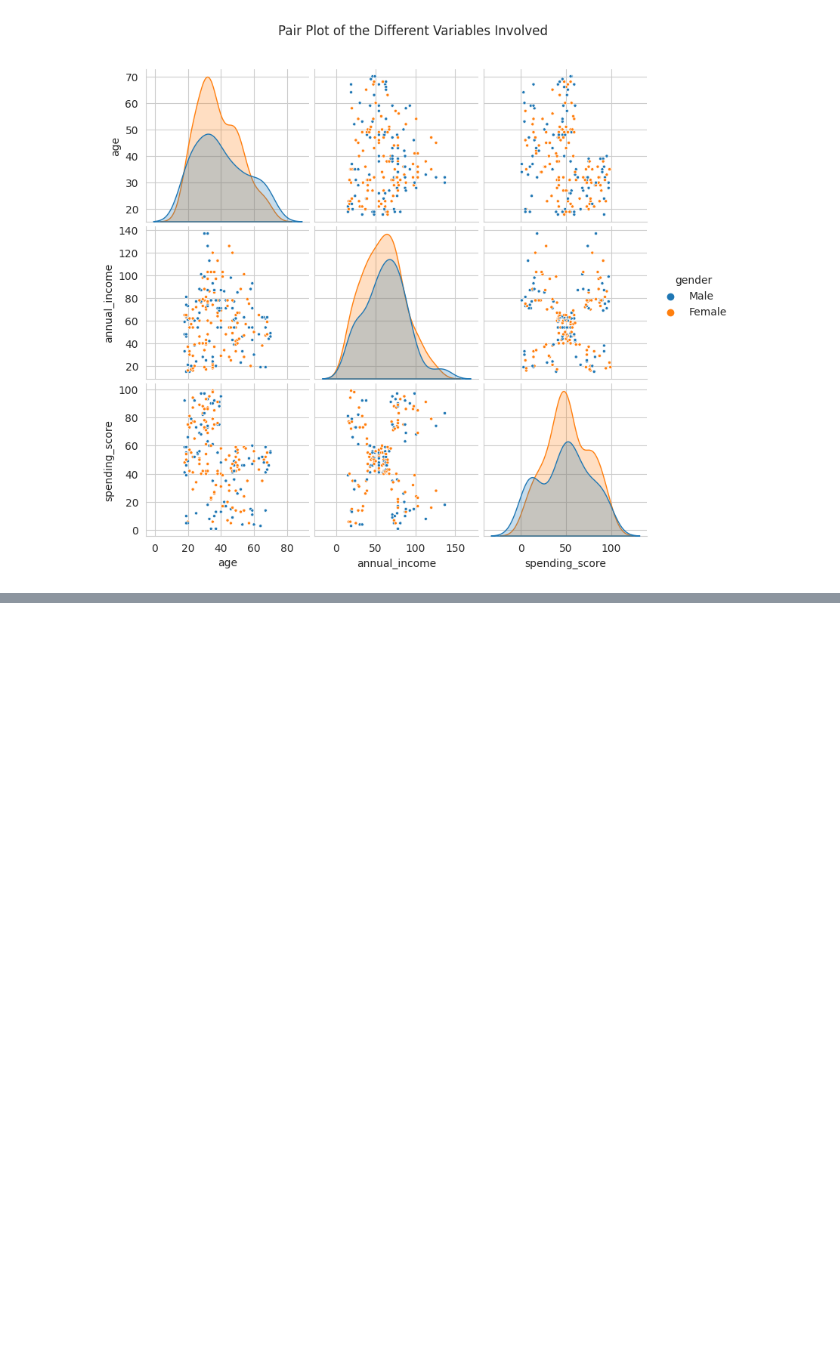
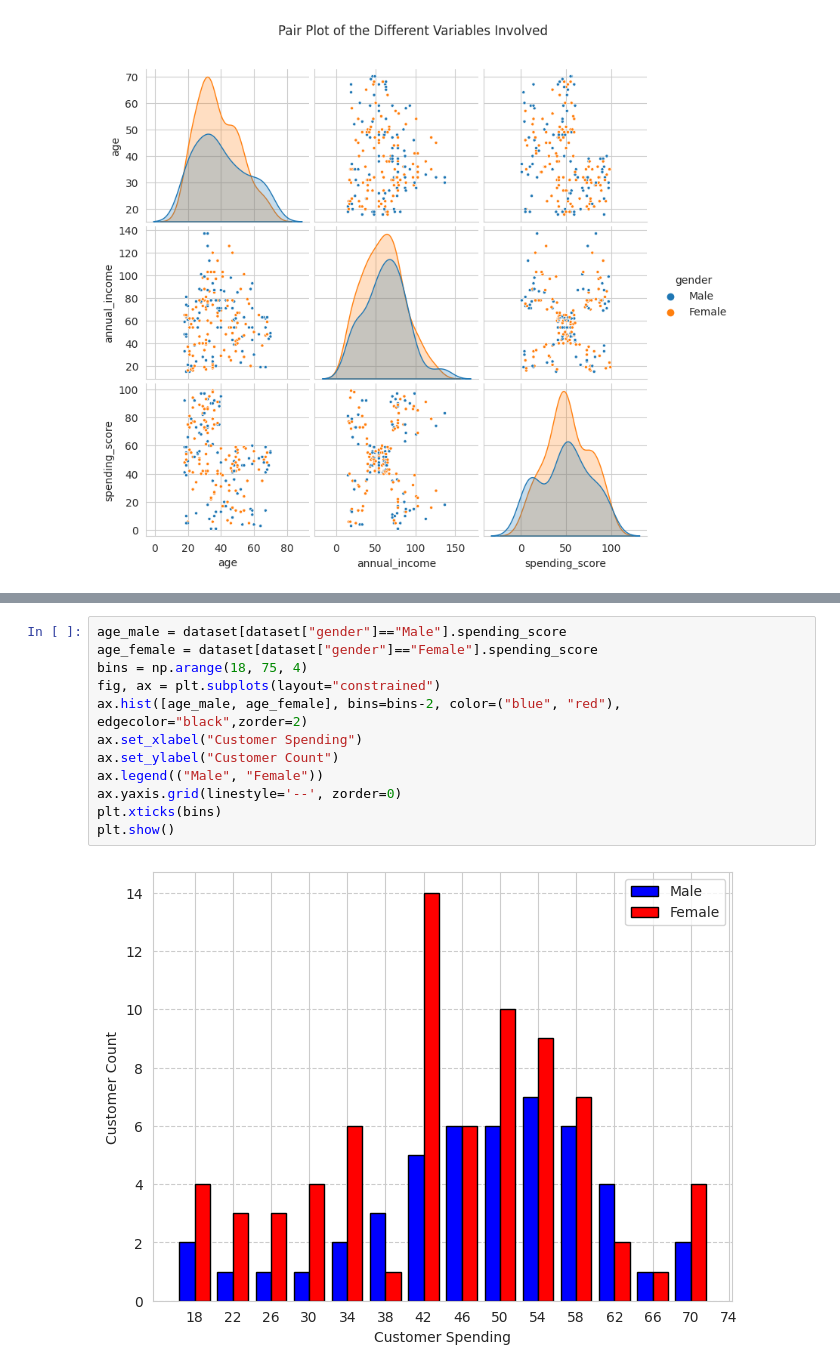
Before and after one commit to MK8BK/customer-spending, a Jupyter notebook: main.ipynb, the cells around one changed output, grey strips where cells are left out. Drawn from its saved outputs; the diff is of its cells as text; blank space fills up the shorter version.

```diff
--- a/main.ipynb
+++ b/main.ipynb
@@ -170,0 +200,14 @@ plt.show()
+# %%
+age_male = dataset[dataset["gender"]=="Male"].spending_score
+age_female = dataset[dataset["gender"]=="Female"].spending_score
+bins = np.arange(18, 75, 4)
+fig, ax = plt.subplots(layout="constrained")
+ax.hist([age_male, age_female], bins=bins-2, color=("blue", "red"), edgecolor="black",zorder=2)
+ax.set_xlabel("Customer Spending")
+ax.set_ylabel("Customer Count")
+ax.legend(("Male", "Female"))
+ax.yaxis.grid(linestyle='--', zorder=0)
+plt.xticks(bins)
+plt.show()
+# %% [output]
+[figure, added]
```
Also changed, not shown: parts of 4 cells of this notebook.
